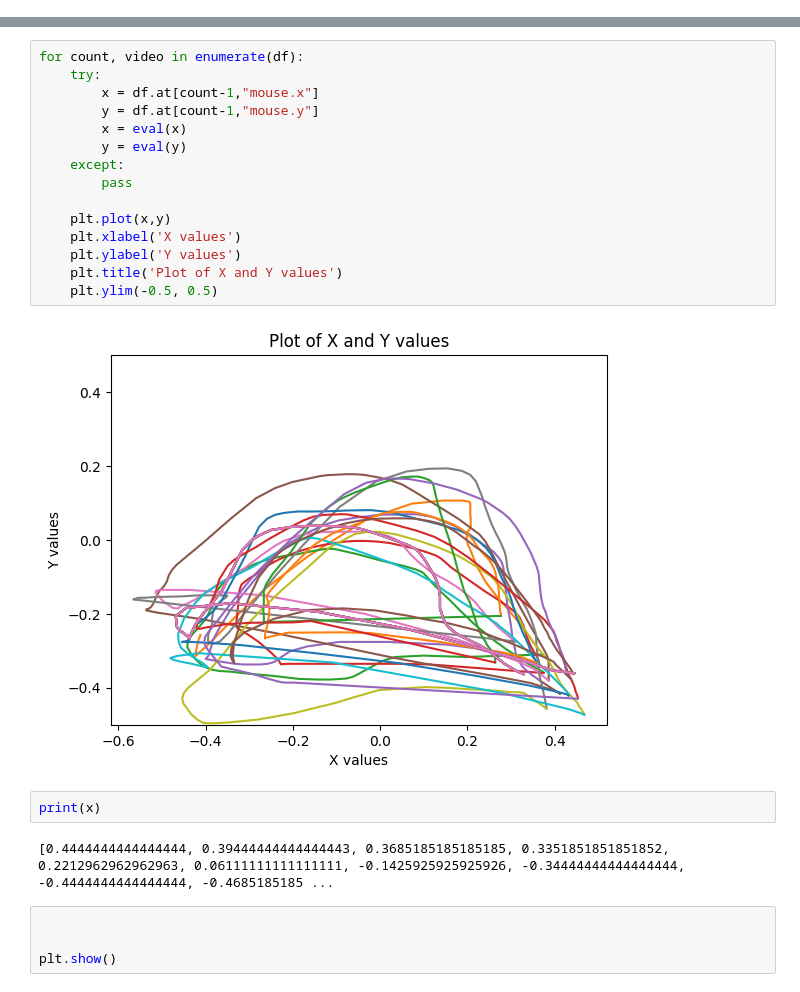
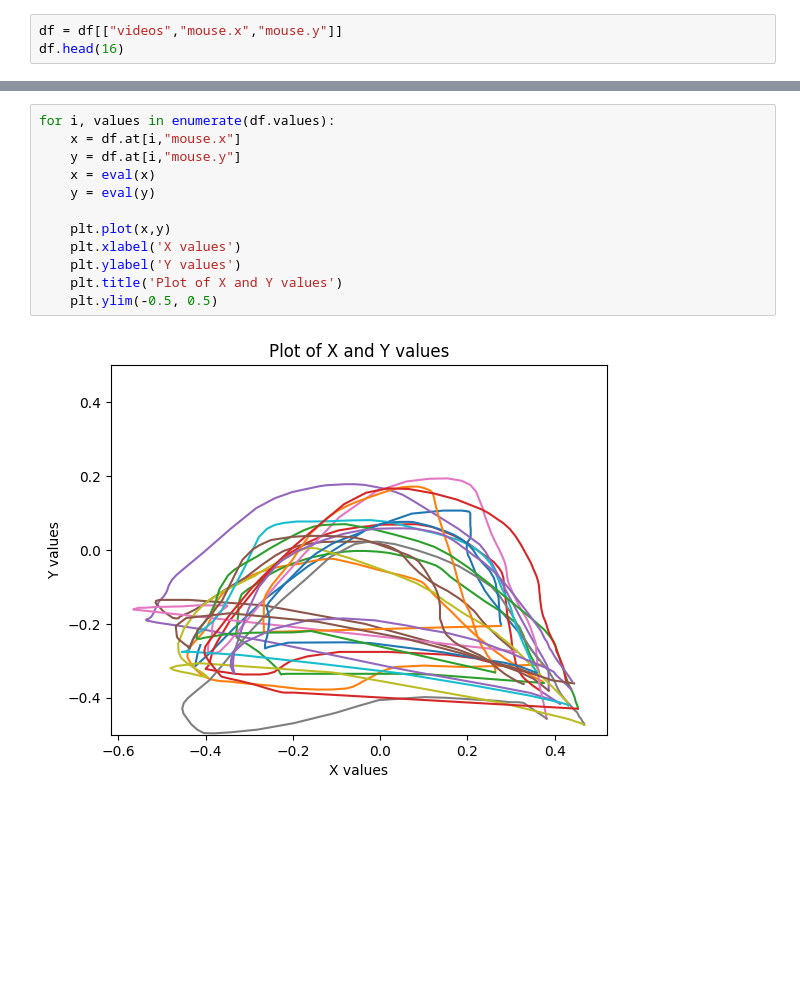
Before and after one commit to QuentinPerret/PFE-EyeTracking, a Jupyter notebook: data_analyzer.ipynb, the cells around one changed output, grey strips where cells are left out. Cells and saved outputs as stored; diff of their text form; blank space fills up the shorter version.

```diff
--- a/data_analyzer.ipynb
+++ b/data_analyzer.ipynb
@@ -12,0 +15,3 @@ df.head(2)
+# %%
+df = df[["videos","mouse.x","mouse.y"]]
+df.head(16)
@@ -13,25 +36,14 @@ df.head(2)
 # %%
-for count, video in enumerate(df):
-    try:
-        x = df.at[count-1,"mouse.x"]
-        y = df.at[count-1,"mouse.y"]
-        x = eval(x)
-        y = eval(y)
-    except:
-        pass
+for i, values in enumerate(df.values):
+    x = df.at[i,"mouse.x"]
+    y = df.at[i,"mouse.y"]
+    x = eval(x)
+    y = eval(y)
 
     plt.plot(x,y)
     plt.xlabel('X values')
     plt.ylabel('Y values')
     plt.title('Plot of X and Y values')
     plt.ylim(-0.5, 0.5)
 # %% [output]
-[figure, old version]
+[figure, new version]
-# %%
-print(x)
-# %% [output]
-[0.4444444444444444, 0.39444444444444443, 0.3685185185185185, 0.3351851851851852, 0.2212962962962963, 0.06111111111111111, -0.1425925925925926, -0.34444444444444444, -0.4444444444444444, -0.4685185185 ...
-# %%
-
-
-plt.show()
```
Also changed, not shown: parts of 3 cells of this notebook, 3 other files.
